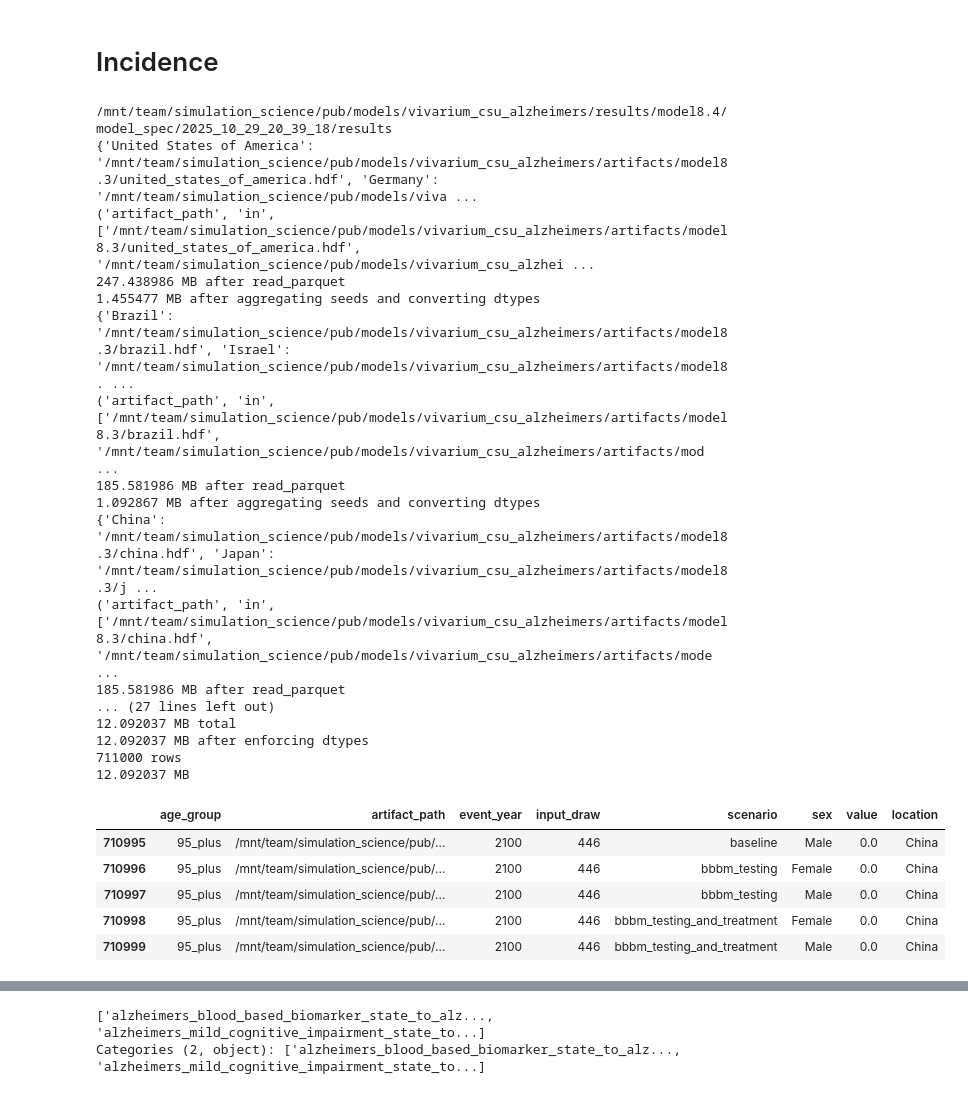
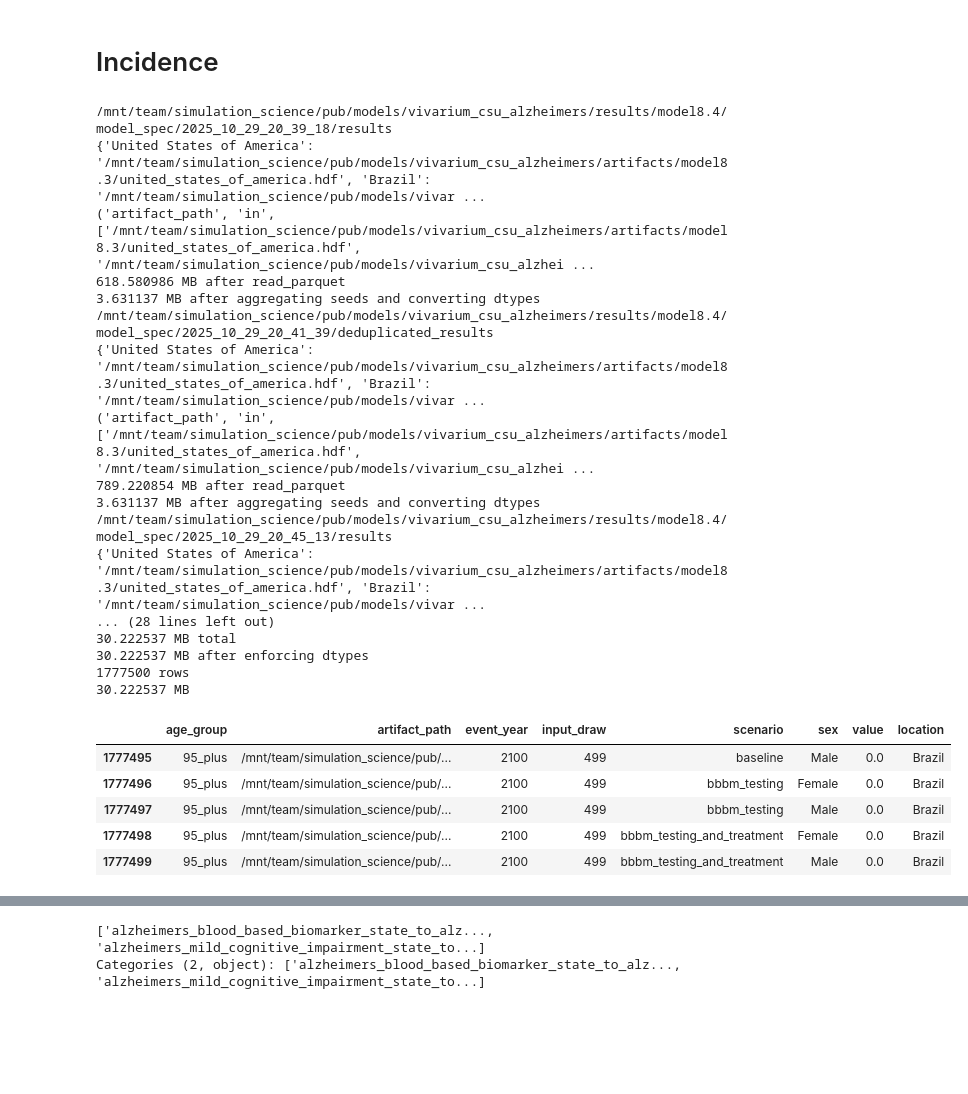
Before and after one commit to ihmeuw/vivarium_research_alzheimers, a Jupyter notebook: results_tables/2025_10_30_results_tables_ndbs.ipynb, the cells around one changed output, grey strips where cells are left out. Cells and saved outputs as stored; diff of their text form; code cells hidden in the pictures; blank space fills up the shorter version.

Commit message:
re-run to generate all health results with complete results

```diff
--- a/results_tables/2025_10_30_results_tables_ndbs.ipynb
+++ b/results_tables/2025_10_30_results_tables_ndbs.ipynb
@@ -63,6 +63,7 @@ Batch 6 results:
 Batch 7 results:
 /mnt/team/simulation_science/pub/models/vivarium_csu_alzheimers/results/model8.4/model_spec/2025_10_31_01_09_31
 # %%
+# Model 8.4 results (final run for 10/31 intermediate results)
 # Each batch run contains all locations, 100 random seeds, and 3 or 4 draws
 batch_run_dirs = [
     '/mnt/team/simulation_science/pub/models/vivarium_csu_alzheimers/results/model8.4/model_spec/2025_10_29_20_39_18',
@@ -85,7 +86,7 @@ for run_dir in batch_run_dirs:
     batch_results_dirs.append(results_dir)
 batch_results_dirs
 
-batch_results_dirs = batch_results_dirs[:3] # filter for testing
+# batch_results_dirs = batch_results_dirs[:3] # filter for testing
 batch_results_dirs
 # %% [output]
 ['/mnt/team/simulation_science/pub/models/vivarium_csu_alzheimers/results/model8.4/model_spec/2025_10_29_20_39_18/results',
@@ -1355,41 +1366,43 @@ prevalence_output.to_csv(output_dir / 'prevalence.csv', index=False)
 # %%
 # # Load model 8.3 for testing
 # incidence_bbbm = load_sim_output('counts_new_simulants')
 
 # Load model 8.4 in batches
 # 14s to load first 3 batches using 1 location group. Max memory 839 MB.
-# 17s to load first 3 batches using 3 location groups. Max memory 336 MB.
+# 17s to load first 3 batches using 3 location groups. Max memory 336
+# MB.
+# 34s to load all batches, 30 MB for final dataframe
 incidence_bbbm = load_measure_from_batch_runs(
     'counts_new_simulants',
-    batch_results_dirs, locations, n_location_groups=3
+    batch_results_dirs, locations, n_location_groups=1
 )
 print(len(incidence_bbbm), 'rows')
 print_memory_usage(incidence_bbbm)
 incidence_bbbm.tail()
 # %% [output]
 /mnt/team/simulation_science/pub/models/vivarium_csu_alzheimers/results/model8.4/model_spec/2025_10_29_20_39_18/results
-{'United States of America': '/mnt/team/simulation_science/pub/models/vivarium_csu_alzheimers/artifacts/model8.3/united_states_of_america.hdf', 'Germany': '/mnt/team/simulation_science/pub/models/viva ...
+{'United States of America': '/mnt/team/simulation_science/pub/models/vivarium_csu_alzheimers/artifacts/model8.3/united_states_of_america.hdf', 'Brazil': '/mnt/team/simulation_science/pub/models/vivar ...
 ('artifact_path', 'in', ['/mnt/team/simulation_science/pub/models/vivarium_csu_alzheimers/artifacts/model8.3/united_states_of_america.hdf', '/mnt/team/simulation_science/pub/models/vivarium_csu_alzhei ...
-247.438986 MB after read_parquet
-1.455477 MB after aggregating seeds and converting dtypes
-{'Brazil': '/mnt/team/simulation_science/pub/models/vivarium_csu_alzheimers/artifacts/model8.3/brazil.hdf', 'Israel': '/mnt/team/simulation_science/pub/models/vivarium_csu_alzheimers/artifacts/model8. ...
-('artifact_path', 'in', ['/mnt/team/simulation_science/pub/models/vivarium_csu_alzheimers/artifacts/model8.3/brazil.hdf', '/mnt/team/simulation_science/pub/models/vivarium_csu_alzheimers/artifacts/mod ...
-185.581986 MB after read_parquet
-1.092867 MB after aggregating seeds and converting dtypes
-{'China': '/mnt/team/simulation_science/pub/models/vivarium_csu_alzheimers/artifacts/model8.3/china.hdf', 'Japan': '/mnt/team/simulation_science/pub/models/vivarium_csu_alzheimers/artifacts/model8.3/j ...
-('artifact_path', 'in', ['/mnt/team/simulation_science/pub/models/vivarium_csu_alzheimers/artifacts/model8.3/china.hdf', '/mnt/team/simulation_science/pub/models/vivarium_csu_alzheimers/artifacts/mode ...
-185.581986 MB after read_parquet
-... (27 lines left out)
-12.092037 MB total
-12.092037 MB after enforcing dtypes
-711000 rows
-12.092037 MB
+618.580986 MB after read_parquet
+3.631137 MB after aggregating seeds and converting dtypes
+/mnt/team/simulation_science/pub/models/vivarium_csu_alzheimers/results/model8.4/model_spec/2025_10_29_20_41_39/deduplicated_results
+{'United States of America': '/mnt/team/simulation_science/pub/models/vivarium_csu_alzheimers/artifacts/model8.3/united_states_of_america.hdf', 'Brazil': '/mnt/team/simulation_science/pub/models/vivar ...
+('artifact_path', 'in', ['/mnt/team/simulation_science/pub/models/vivarium_csu_alzheimers/artifacts/model8.3/united_states_of_america.hdf', '/mnt/team/simulation_science/pub/models/vivarium_csu_alzhei ...
+789.220854 MB after read_parquet
+3.631137 MB after aggregating seeds and converting dtypes
+/mnt/team/simulation_science/pub/models/vivarium_csu_alzheimers/results/model8.4/model_spec/2025_10_29_20_45_13/results
+{'United States of America': '/mnt/team/simulation_science/pub/models/vivarium_csu_alzheimers/artifacts/model8.3/united_states_of_america.hdf', 'Brazil': '/mnt/team/simulation_science/pub/models/vivar ...
+... (28 lines left out)
+30.222537 MB total
+30.222537 MB after enforcing dtypes
+1777500 rows
+30.222537 MB
 |  | age_group | artifact_path | event_year | input_draw | scenario | sex | value | location |
-| 710995 | 95_plus | /mnt/team/simulation_science/pub/... | 2100 | 446 | baseline | Male | 0.0 | China |
-| 710996 | 95_plus | /mnt/team/simulation_science/pub/... | 2100 | 446 | bbbm_testing | Female | 0.0 | China |
-| 710997 | 95_plus | /mnt/team/simulation_science/pub/... | 2100 | 446 | bbbm_testing | Male | 0.0 | China |
-| 710998 | 95_plus | /mnt/team/simulation_science/pub/... | 2100 | 446 | bbbm_testing_and_treatment | Female | 0.0 | China |
-| 710999 | 95_plus | /mnt/team/simulation_science/pub/... | 2100 | 446 | bbbm_testing_and_treatment | Male | 0.0 | China |
+| 1777495 | 95_plus | /mnt/team/simulation_science/pub/... | 2100 | 499 | baseline | Male | 0.0 | Brazil |
+| 1777496 | 95_plus | /mnt/team/simulation_science/pub/... | 2100 | 499 | bbbm_testing | Female | 0.0 | Brazil |
+| 1777497 | 95_plus | /mnt/team/simulation_science/pub/... | 2100 | 499 | bbbm_testing | Male | 0.0 | Brazil |
+| 1777498 | 95_plus | /mnt/team/simulation_science/pub/... | 2100 | 499 | bbbm_testing_and_treatment | Female | 0.0 | Brazil |
+| 1777499 | 95_plus | /mnt/team/simulation_science/pub/... | 2100 | 499 | bbbm_testing_and_treatment | Male | 0.0 | Brazil |
 # %%
 # # Load model 8.3 for testing
 # transitions_ad = load_sim_output(
```
Also changed, not shown: parts of 28 cells of this notebook.
